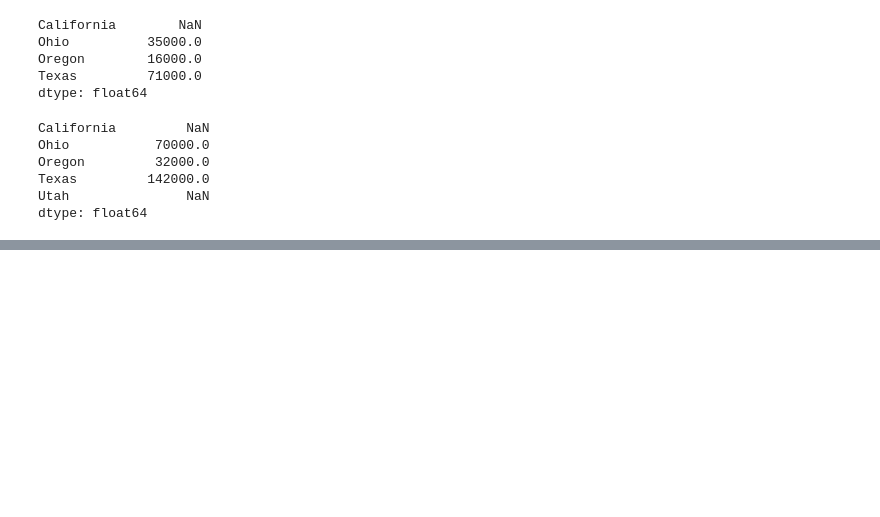
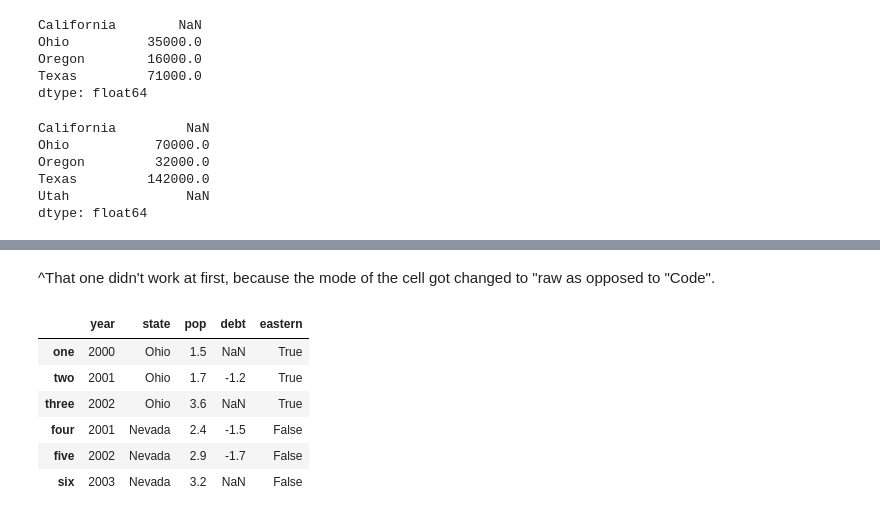
Before and after one commit to LydiaStoneKonstanski/WesCh5, a Jupyter notebook: Chapter5WorkAlong.ipynb, the cells around one changed output, grey strips where cells are left out. Saved outputs shown, nothing was run; the diff lists cells and outputs as text; code cells hidden in the pictures; blank space fills up the shorter version.

Commit message:
Through indexing

```diff
--- a/Chapter5WorkAlong.ipynb
+++ b/Chapter5WorkAlong.ipynb
@@ -202,0 +327,2 @@ obj4.na
+# %%
+frame2['debt'] = np.arange(6.)
@@ -202,0 +339,4 @@ obj4.na
+# %%
+val = pd.Series([-1.2, -1.5, -1.7], index=['two', 'four', 'five'])
+# %%
+frame2['debt'] = val
@@ -202,0 +353,14 @@ obj4.na
+# %% [markdown]
+^That one didn't work at first, because the mode of the cell got changed to "raw as opposed to "Code".
+# %%
+frame2['eastern'] = frame2.state == 'Ohio'
+# %%
+frame2
+# %% [output]
+|  | year | state | pop | debt | eastern |
+| one | 2000 | Ohio | 1.5 | NaN | True |
+| two | 2001 | Ohio | 1.7 | -1.2 | True |
+| three | 2002 | Ohio | 3.6 | NaN | True |
+| four | 2001 | Nevada | 2.4 | -1.5 | False |
+| five | 2002 | Nevada | 2.9 | -1.7 | False |
+| six | 2003 | Nevada | 3.2 | NaN | False |
```
Also changed, not shown: parts of 78 cells of this notebook, 1 other file.
